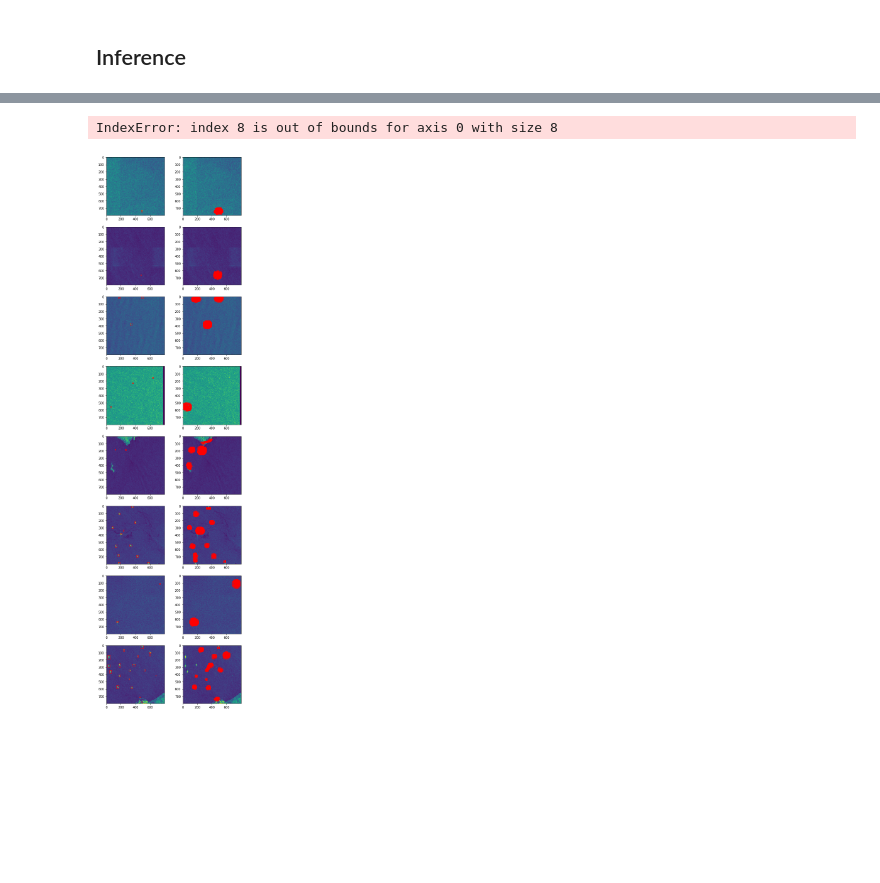
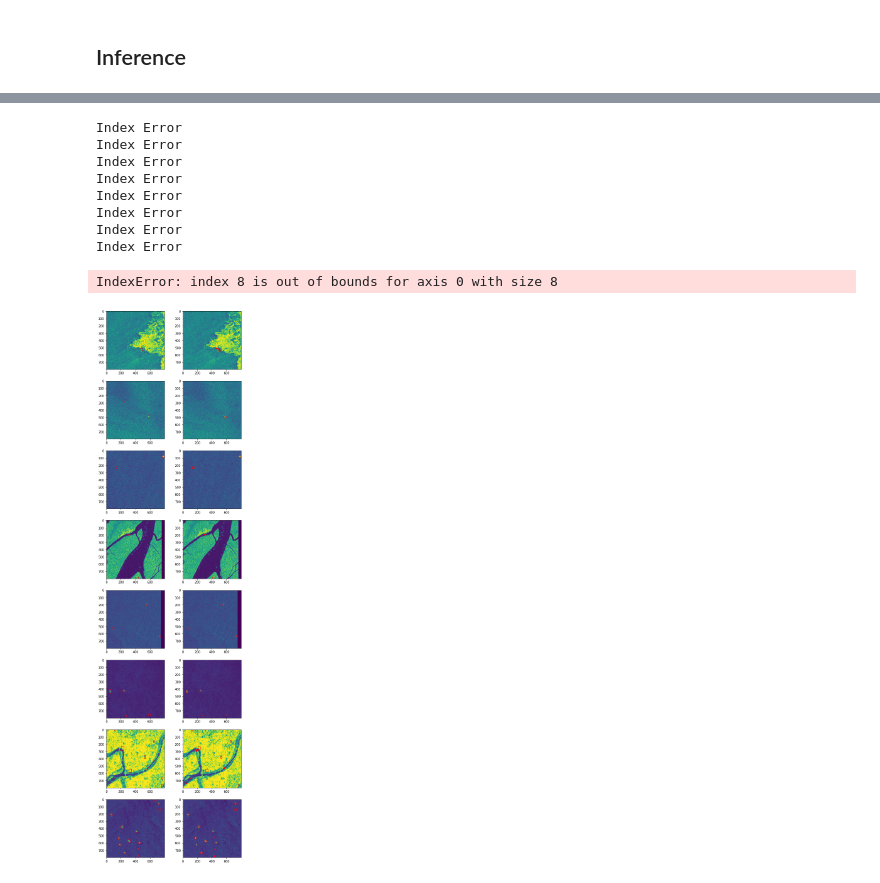
Before and after one commit to alexmak001/SAR-satelite-image-ship-detection, a Jupyter notebook: alex_notebooks/retinanetNoBack.ipynb, the cells around one changed output, grey strips where cells are left out. Drawn from its saved outputs; the diff is of its cells as text; code cells hidden in the pictures; blank space fills up the shorter version.

```diff
--- a/alex_notebooks/retinanetNoBack.ipynb
+++ b/alex_notebooks/retinanetNoBack.ipynb
@@ -220,25 +224,25 @@ train_set[0]
 def collate_fn(batch):
     return tuple(zip(*batch))
 # %%
-train_loader = torch.utils.data.DataLoader(train_set, batch_size=4, collate_fn=collate_fn)
-val_loader = torch.utils.data.DataLoader(val_set, batch_size=4,collate_fn=collate_fn)
+train_loader = torch.utils.data.DataLoader(train_set, batch_size=8, collate_fn=collate_fn)
+val_loader = torch.utils.data.DataLoader(val_set, batch_size=8,collate_fn=collate_fn)
 # %%
 train_loader
 # %% [output]
 <torch.utils.data.dataloader.DataLoader at 0x...>
 # %%
-retina = torchvision.models.detection.retinanet_resnet50_fpn(num_classes = 1, weights=False, pretrained_backbone = True)
+retina = torchvision.models.detection.retinanet_resnet50_fpn(num_classes = 1, pretrained=False, pretrained_backbone = True)
 # %%
-num_epochs = 1
+num_epochs = 100
 retina.to(device)
 
 # parameters
 params = [p for p in retina.parameters() if p.requires_grad] # select parameters that require gradient calculation
-optimizer = torch.optim.SGD(params, lr=0.0001,
+optimizer = torch.optim.SGD(params, lr=0.005,
                                 momentum=0.9, weight_decay=0.0005)
 
 len_dataloader = len(train_loader)
-
+all_loss = []
 # about 4 min per epoch on Colab GPU
 for epoch in range(num_epochs):
     start = time.time()
@@ -262,8 +266,12 @@ for epoch in range(num_epochs):
 
         optimizer.zero_grad()
         losses.backward()
+
+        torch.nn.utils.clip_grad_norm_(params,max_norm=2.0)
         optimizer.step()
 
         epoch_loss += losses
-    print(epoch_loss, f'time: {time.time() - start}')
+    all_loss.append(epoch_loss)
+    if epoch % 5 == 0:
+        print("Epoch #: {0}, Loss: {1}, Time: {2}".format(epoch, epoch_loss.item(),time.time() - start))
 # %% [output]
@@ -330,7 +384,7 @@ for im, annot in tqdm(val_loader, position = 0, leave = True):
         labels += t['labels']
 
     with torch.no_grad():
-        preds_adj = make_prediction(retina, im, 0.01)
+        preds_adj = make_prediction(retina, im, 0.3)
         preds_adj = [{k: v.to(torch.device('cpu')) for k, v in t.items()} for t in preds_adj]
         preds_adj_all.append(preds_adj)
         annot_all.append(annot)
@@ -340,41 +394,59 @@ ncols = 2
 fig, axes = plt.subplots(nrows=nrows, ncols=ncols, figsize=(ncols*4, nrows*4))
 
 batch_i = 0
 for im, annot in val_loader:
     pos = batch_i * 4 + 1
     for sample_i in range(len(im)) :
 
         img, rects = plot_image_from_output2(im[sample_i], annot[sample_i])
-        axes[(pos)//2, 1-((pos)%2)].imshow(img)
+        try:
+            axes[(pos)//2, 1-((pos)%2)].imshow(img)
+        except:
+            print("Index Error")
         for rect in rects:
-            axes[(pos)//2, 1-((pos)%2)].add_patch(rect)
-
+            try:
+                axes[(pos)//2, 1-((pos)%2)].add_patch(rect)
+            except:
+                print("Index Error")
         img, rects = plot_image_from_output2(im[sample_i], preds_adj_all[batch_i][sample_i])
-        axes[(pos)//2, 1-((pos+1)%2)].imshow(img)
+        try:
+            axes[(pos)//2, 1-((pos+1)%2)].imshow(img)
+        except:
+            print("Index Error")
         for rect in rects:
-            axes[(pos)//2, 1-((pos+1)%2)].add_patch(rect)
-
+            try:
+                axes[(pos)//2, 1-((pos+1)%2)].add_patch(rect)
+            except:
+                print("Index Error")
         pos += 2
 
     batch_i += 1
     if batch_i == 4:
         break
 
 # remove xtick, ytick
 for idx, ax in enumerate(axes.flat):
     ax.set_xticks([])
     ax.set_yticks([])
 
 colnames = ['True', 'Pred']
 
 for idx, ax in enumerate(axes[0]):
     ax.set_title(colnames[idx])
 
 plt.tight_layout()
 plt.show()
 # %% [output]
-IndexError: index 8 is out of bounds for axis 0 with size 8
+Index Error
+Index Error
+Index Error
+Index Error
+Index Error
+Index Error
+Index Error
+Index Error
+IndexError: index 8 is out of bounds for axis 0 with size 8
-[figure, old version]
+[figure, new version]
 # %%
 def get_batch_statistics(outputs, targets, iou_threshold):
     """ Compute true positives, predicted scores and predicted labels per sample """
```
Also changed, not shown: parts of 17 cells of this notebook, 2 other files.
